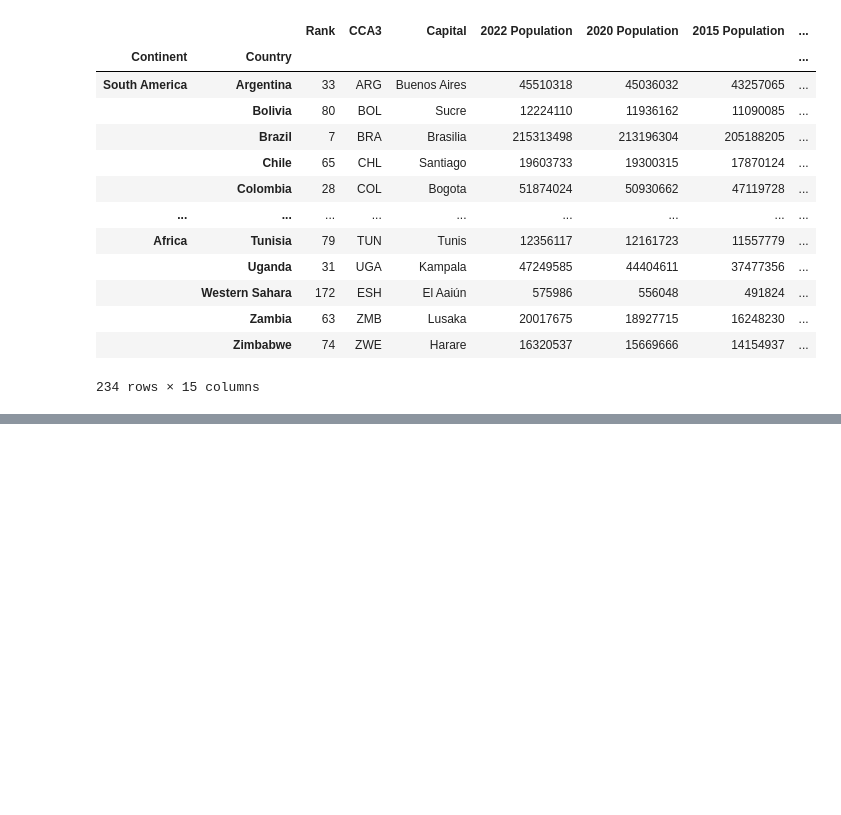
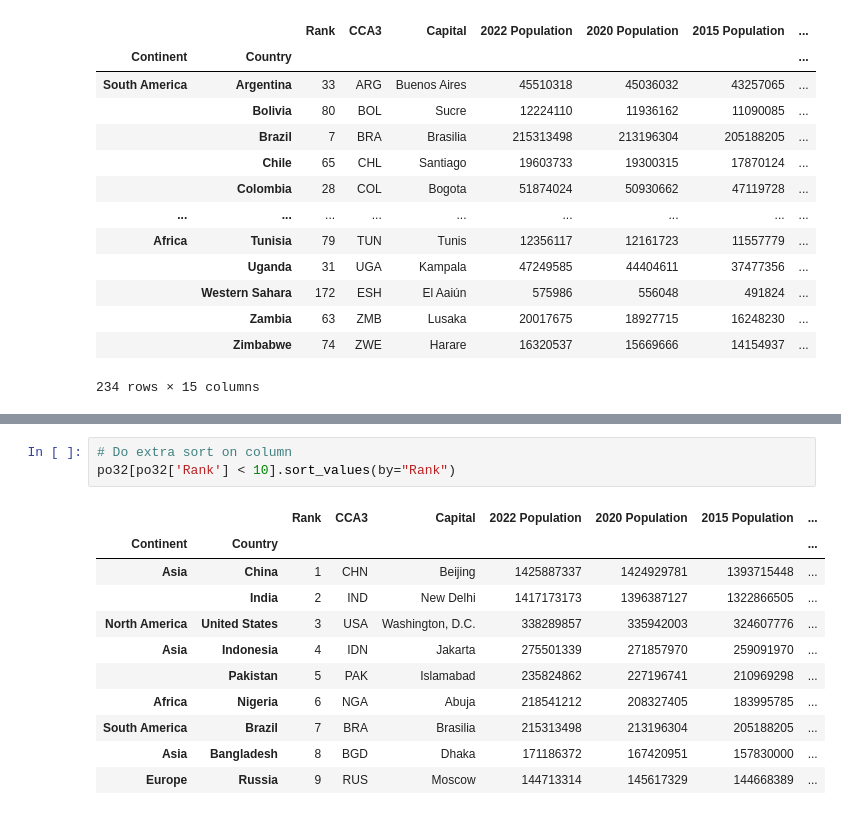
Before and after one commit to xyizko/xo-mathz, a Jupyter notebook: nb/yt-pandas-2.ipynb, the cells around one changed output, grey strips where cells are left out. Saved outputs shown, nothing was run; the diff lists cells and outputs as text; blank space fills up the shorter version.

```diff
--- a/nb/yt-pandas-2.ipynb
+++ b/nb/yt-pandas-2.ipynb
@@ -1035,0 +1061,15 @@ po32.sort_index(ascending=[False, True])
+# %%
+# Do extra sort on column
+po32[po32['Rank'] < 10].sort_values(by="Rank")
+# %% [output]
+|  |  | Rank | CCA3 | Capital | 2022 Population | 2020 Population | 2015 Population | ... |
+| Continent | Country |  |  |  |  |  |  | ... |
+| Asia | China | 1 | CHN | Beijing | 1425887337 | 1424929781 | 1393715448 | ... |
+|  | India | 2 | IND | New Delhi | 1417173173 | 1396387127 | 1322866505 | ... |
+| North America | United States | 3 | USA | Washington, D.C. | 338289857 | 335942003 | 324607776 | ... |
+| Asia | Indonesia | 4 | IDN | Jakarta | 275501339 | 271857970 | 259091970 | ... |
+|  | Pakistan | 5 | PAK | Islamabad | 235824862 | 227196741 | 210969298 | ... |
+| Africa | Nigeria | 6 | NGA | Abuja | 218541212 | 208327405 | 183995785 | ... |
+| South America | Brazil | 7 | BRA | Brasilia | 215313498 | 213196304 | 205188205 | ... |
+| Asia | Bangladesh | 8 | BGD | Dhaka | 171186372 | 167420951 | 157830000 | ... |
+| Europe | Russia | 9 | RUS | Moscow | 144713314 | 145617329 | 144668389 | ... |
```
Also changed, not shown: parts of 1 cell of this notebook.
